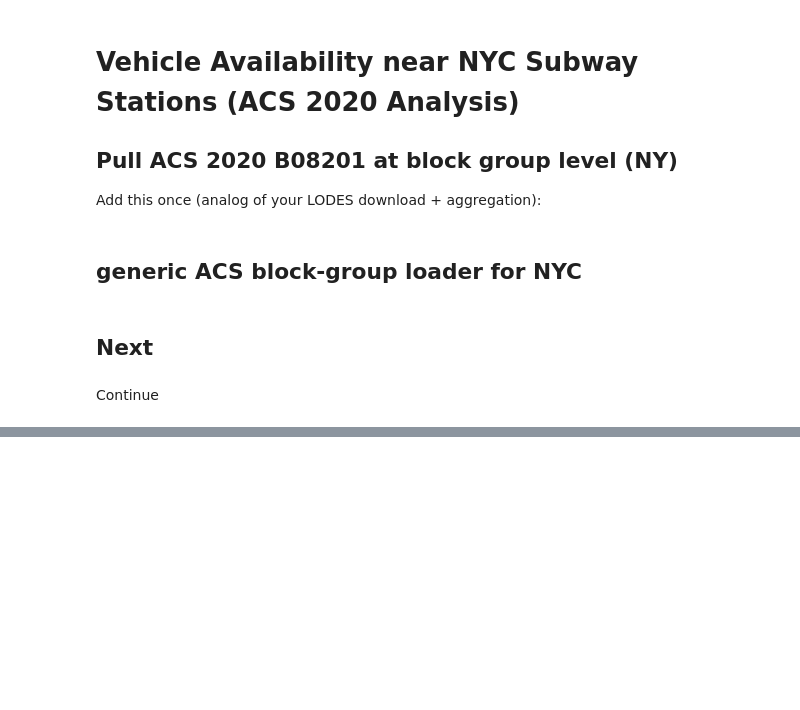
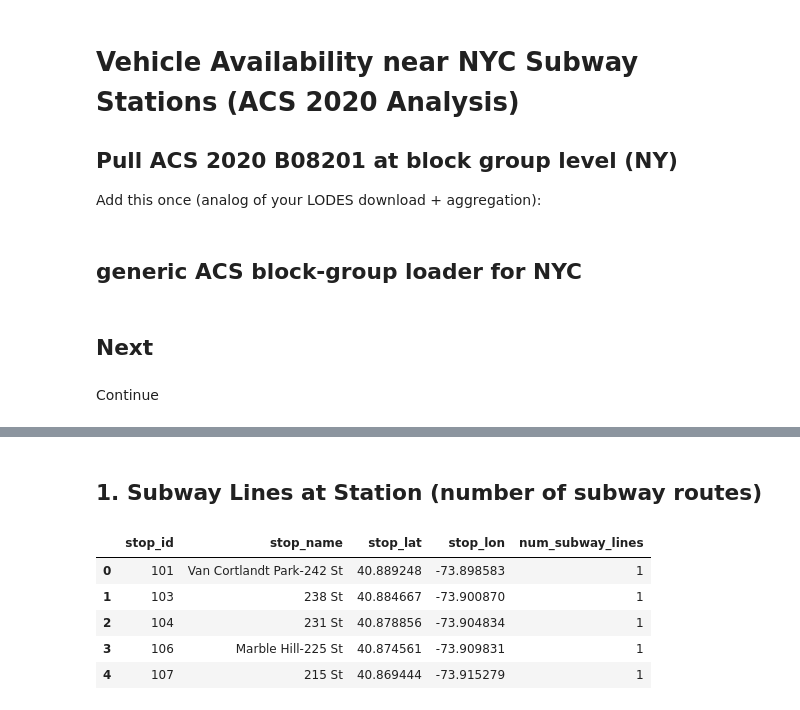
Before and after one commit to hawa1983/Capstone, a Jupyter notebook: ibx_capstone.ipynb, the cells around one changed output, grey strips where cells are left out. Cells and saved outputs as stored; diff of their text form; code cells hidden in the pictures; blank space fills up the shorter version.

```diff
--- a/ibx_capstone.ipynb
+++ b/ibx_capstone.ipynb
@@ -1325,0 +1502,79 @@ veh_catch.head()
+# %% [markdown]
+## 1. Subway Lines at Station (number of subway routes)
+# %%
+def compute_subway_lines_per_station(stops_df, stop_times_df, trips_df, routes_df, stations_df):
+    """
+    For each station (location_type == 1), compute the number of unique subway routes
+    that stop at any of its child stops.
+    """
+    # Map stop_id -> parent_station (platform -> station)
+    # For stations themselves, parent_station is NaN; platforms have parent_station = station stop_id
+    parent_map = stops_df.set_index("stop_id")["parent_station"].to_dict()
+
+    # Map stops used in stop_times to their parent stations
+    used_stops = stop_times_df["stop_id"].unique()
+    used_stops_df = pd.DataFrame({"stop_id": used_stops})
+    used_stops_df["parent_station"] = used_stops_df["stop_id"].map(parent_map)
+
+    # Some entries might already be station-level IDs; handle that
+    # If parent_station is NaN but stop_id is itself a station-level id, treat it as its own parent
+    station_ids = set(stations_df["stop_id"].astype(str))
+    used_stops_df["parent_station"] = used_stops_df.apply(
+        lambda row: row["stop_id"] if pd.isna(row["parent_station"]) and row["stop_id"] in station_ids
+        else row["parent_station"],
+        axis=1
+    )
+
+    # Join stop_times to trips to get route_id
+    stop_times_trips = stop_times_df.merge(
+        trips_df[["trip_id", "route_id"]],
+        on="trip_id",
+        how="left"
+    )
+
+    # Attach parent_station to stop_times via stop_id
+    stop_times_trips = stop_times_trips.merge(
+        used_stops_df,
+        on="stop_id",
+        how="left"
+    )
+
+    # Now group by parent_station and count distinct route_id
+    route_counts = (
+        stop_times_trips
+        .dropna(subset=["parent_station"])
+        .groupby("parent_station")["route_id"]
+        .nunique()
+        .reset_index()
+        .rename(columns={
+            "parent_station": "stop_id",
+            "route_id": "num_subway_lines"
+        })
+    )
+
+    return route_counts
+
+stations_df = stations_gdf.drop(columns="geometry").copy()  # if needed
+
+subway_lines_df = compute_subway_lines_per_station(
+    stops_df, stop_times_df, trips_df, routes_df, stations_df
+)
+
+# Merge into your station_features table
+station_features = station_features.merge(
+    subway_lines_df,
+    on="stop_id",
+    how="left"
+)
+
+# Fill missing with 1 (some isolated stations might show up as NaN if rarely used)
+station_features["num_subway_lines"] = station_features["num_subway_lines"].fillna(1).astype(int)
+
+station_features.head()
+# %% [output]
+|  | stop_id | stop_name | stop_lat | stop_lon | num_subway_lines |
+| 0 | 101 | Van Cortlandt Park-242 St | 40.889248 | -73.898583 | 1 |
+| 1 | 103 | 238 St | 40.884667 | -73.900870 | 1 |
+| 2 | 104 | 231 St | 40.878856 | -73.904834 | 1 |
+| 3 | 106 | Marble Hill-225 St | 40.874561 | -73.909831 | 1 |
+| 4 | 107 | 215 St | 40.869444 | -73.915279 | 1 |
```
Also changed, not shown: parts of 22 cells of this notebook.
